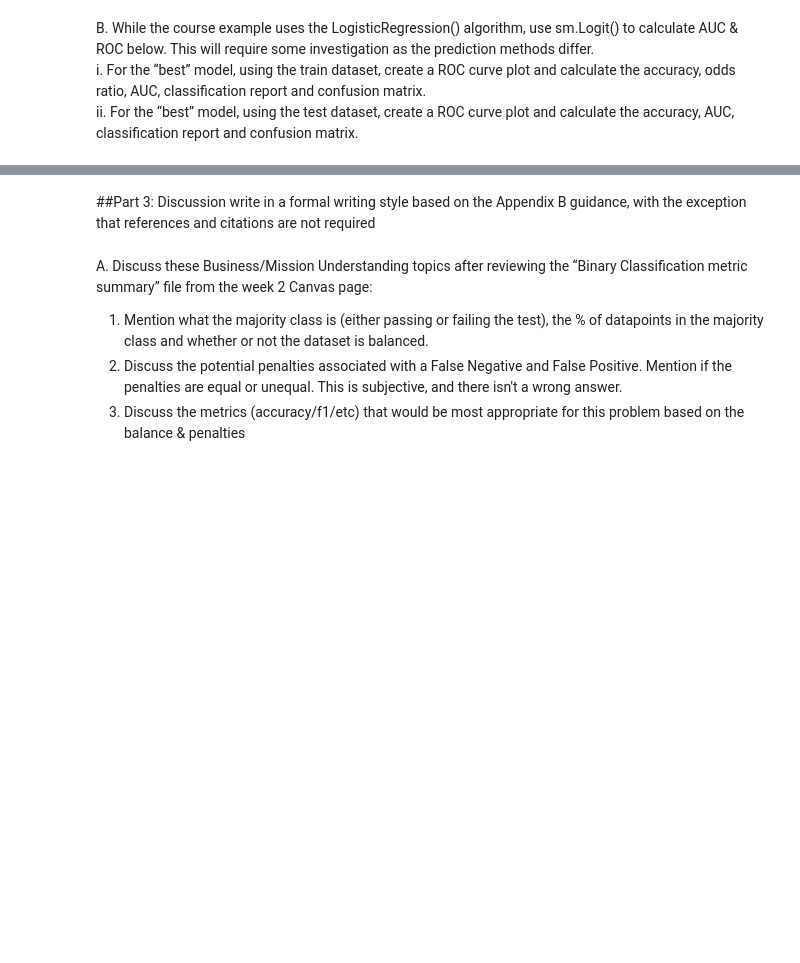
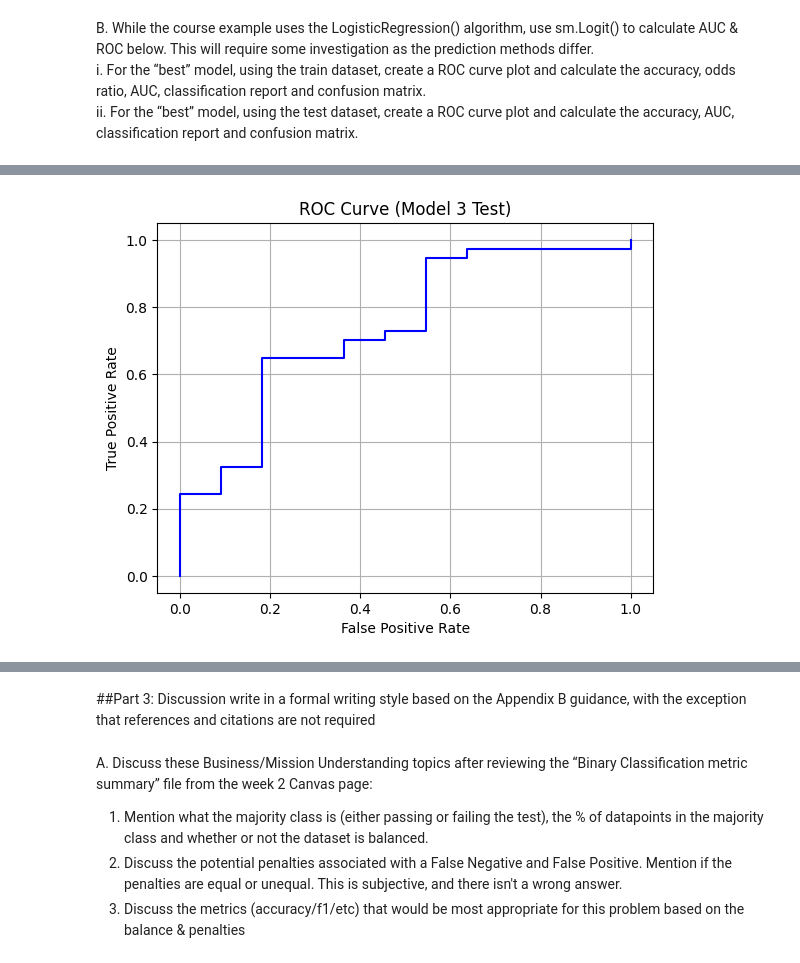
Before and after one commit to dmaguire1223/DASC522, a Jupyter notebook: demos/Homework_2_template_v7.ipynb, the cells around one changed output, grey strips where cells are left out. Saved outputs shown, nothing was run; the diff lists cells and outputs as text; code cells hidden in the pictures; blank space fills up the shorter version.

```diff
--- a/demos/Homework_2_template_v7.ipynb
+++ b/demos/Homework_2_template_v7.ipynb
@@ -189,2 +477,16 @@ ii.	For the “best” model, using the test dataset, create a ROC curve plot an
 # %%
-# part ii
+# part ii - Plot ROC Curve for Model 3 on Test Set
+y_pred_prob_test = model_3.predict(test_df.drop(columns=['APFT_1_is_pass','Rank_officer','Age',
+                                 'Rank_SrEnlisted','Gender_M','survey_Burnout',
+                                 'PTSD_score','ORS_total']))
+y_pred_test = np.where(y_pred_prob_test > 0.5, 1, 0)
+
+f, t, thresholds = metrics.roc_curve(y_test, y_pred_prob_test)
+plt.plot(f, t, color='blue', label='ROC')
+plt.xlabel('False Positive Rate')
+plt.ylabel('True Positive Rate')
+plt.title('ROC Curve (Model 3 Test)')
+plt.grid(True)
+plt.show()
+# %% [output]
+[figure, added]
```
Also changed, not shown: parts of 18 cells of this notebook.
